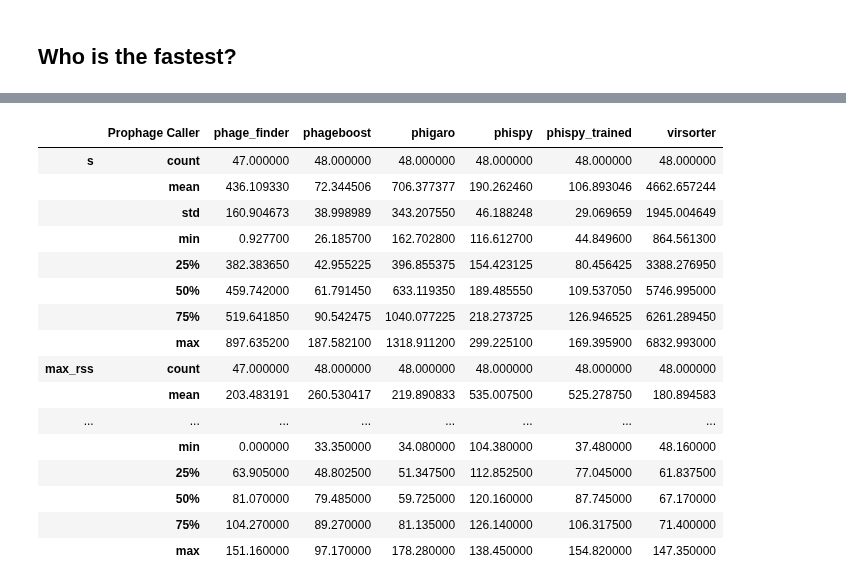
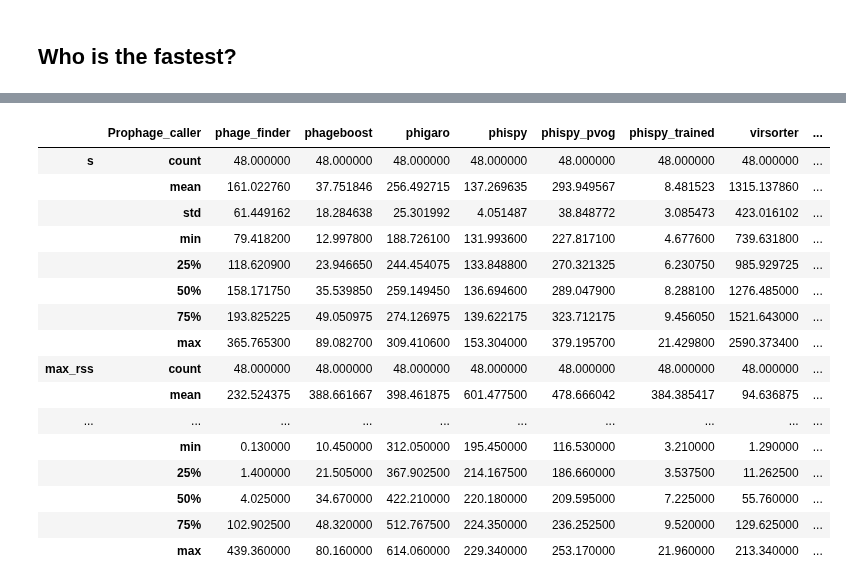
Before and after one commit to linsalrob/ProphagePredictionComparisons, a Jupyter notebook: jupyter_notebooks/prophage_quality.ipynb, the cells around one changed output, grey strips where cells are left out. Cells and saved outputs as stored; diff of their text form; code cells hidden in the pictures.

```diff
--- a/jupyter_notebooks/prophage_quality.ipynb
+++ b/jupyter_notebooks/prophage_quality.ipynb
@@ -189,22 +188,22 @@ with pd.option_context('display.max_rows', None, 'display.max_columns', None):
 # %%
-tdf = bf.groupby('Prophage Caller').describe().transpose()
+tdf = bf.groupby('Prophage_caller').describe().transpose()
 with pd.option_context('display.max_rows', None, 'display.max_columns', None):  # more options can be specified also
     display(tdf)
 # %% [output]
-|  | Prophage Caller | phage_finder | phageboost | phigaro | phispy | phispy_trained | virsorter |
-| s | count | 47.000000 | 48.000000 | 48.000000 | 48.000000 | 48.000000 | 48.000000 |
-|  | mean | 436.109330 | 72.344506 | 706.377377 | 190.262460 | 106.893046 | 4662.657244 |
-|  | std | 160.904673 | 38.998989 | 343.207550 | 46.188248 | 29.069659 | 1945.004649 |
-|  | min | 0.927700 | 26.185700 | 162.702800 | 116.612700 | 44.849600 | 864.561300 |
-|  | 25% | 382.383650 | 42.955225 | 396.855375 | 154.423125 | 80.456425 | 3388.276950 |
-|  | 50% | 459.742000 | 61.791450 | 633.119350 | 189.485550 | 109.537050 | 5746.995000 |
-|  | 75% | 519.641850 | 90.542475 | 1040.077225 | 218.273725 | 126.946525 | 6261.289450 |
-|  | max | 897.635200 | 187.582100 | 1318.911200 | 299.225100 | 169.395900 | 6832.993000 |
-| max_rss | count | 47.000000 | 48.000000 | 48.000000 | 48.000000 | 48.000000 | 48.000000 |
-|  | mean | 203.483191 | 260.530417 | 219.890833 | 535.007500 | 525.278750 | 180.894583 |
-| ... | ... | ... | ... | ... | ... | ... | ... |
-|  | min | 0.000000 | 33.350000 | 34.080000 | 104.380000 | 37.480000 | 48.160000 |
-|  | 25% | 63.905000 | 48.802500 | 51.347500 | 112.852500 | 77.045000 | 61.837500 |
-|  | 50% | 81.070000 | 79.485000 | 59.725000 | 120.160000 | 87.745000 | 67.170000 |
-|  | 75% | 104.270000 | 89.270000 | 81.135000 | 126.140000 | 106.317500 | 71.400000 |
-|  | max | 151.160000 | 97.170000 | 178.280000 | 138.450000 | 154.820000 | 147.350000 |
+|  | Prophage_caller | phage_finder | phageboost | phigaro | phispy | phispy_pvog | phispy_trained | virsorter | ... |
+| s | count | 48.000000 | 48.000000 | 48.000000 | 48.000000 | 48.000000 | 48.000000 | 48.000000 | ... |
+|  | mean | 161.022760 | 37.751846 | 256.492715 | 137.269635 | 293.949567 | 8.481523 | 1315.137860 | ... |
+|  | std | 61.449162 | 18.284638 | 25.301992 | 4.051487 | 38.848772 | 3.085473 | 423.016102 | ... |
+|  | min | 79.418200 | 12.997800 | 188.726100 | 131.993600 | 227.817100 | 4.677600 | 739.631800 | ... |
+|  | 25% | 118.620900 | 23.946650 | 244.454075 | 133.848800 | 270.321325 | 6.230750 | 985.929725 | ... |
+|  | 50% | 158.171750 | 35.539850 | 259.149450 | 136.694600 | 289.047900 | 8.288100 | 1276.485000 | ... |
+|  | 75% | 193.825225 | 49.050975 | 274.126975 | 139.622175 | 323.712175 | 9.456050 | 1521.643000 | ... |
+|  | max | 365.765300 | 89.082700 | 309.410600 | 153.304000 | 379.195700 | 21.429800 | 2590.373400 | ... |
+| max_rss | count | 48.000000 | 48.000000 | 48.000000 | 48.000000 | 48.000000 | 48.000000 | 48.000000 | ... |
+|  | mean | 232.524375 | 388.661667 | 398.461875 | 601.477500 | 478.666042 | 384.385417 | 94.636875 | ... |
+| ... | ... | ... | ... | ... | ... | ... | ... | ... | ... |
+|  | min | 0.130000 | 10.450000 | 312.050000 | 195.450000 | 116.530000 | 3.210000 | 1.290000 | ... |
+|  | 25% | 1.400000 | 21.505000 | 367.902500 | 214.167500 | 186.660000 | 3.537500 | 11.262500 | ... |
+|  | 50% | 4.025000 | 34.670000 | 422.210000 | 220.180000 | 209.595000 | 7.225000 | 55.760000 | ... |
+|  | 75% | 102.902500 | 48.320000 | 512.767500 | 224.350000 | 236.252500 | 9.520000 | 129.625000 | ... |
+|  | max | 439.360000 | 80.160000 | 614.060000 | 229.340000 | 253.170000 | 21.960000 | 213.340000 | ... |
```
Also changed, not shown: parts of 9 cells of this notebook, 6 other files.
